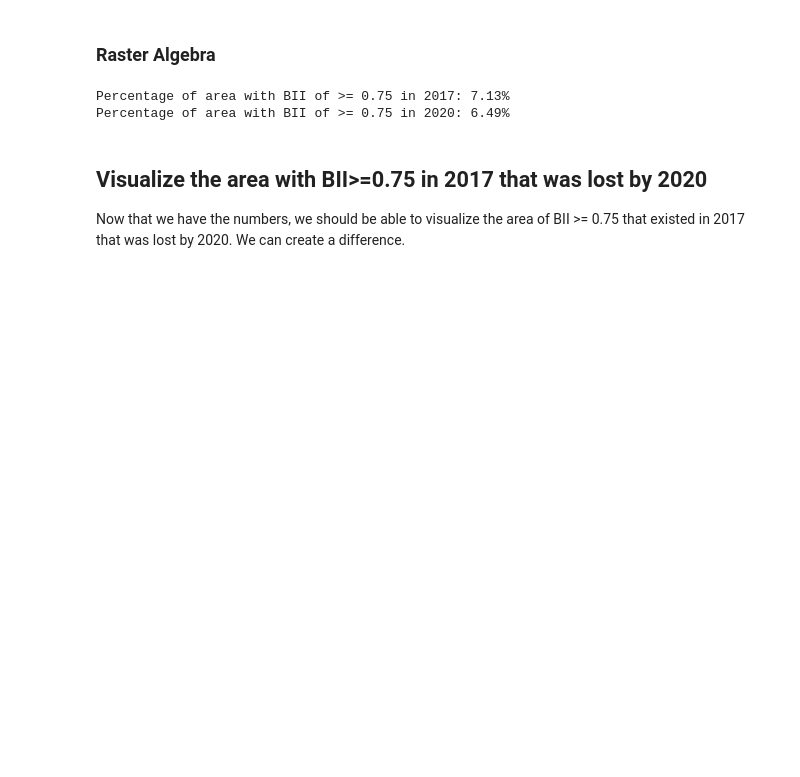
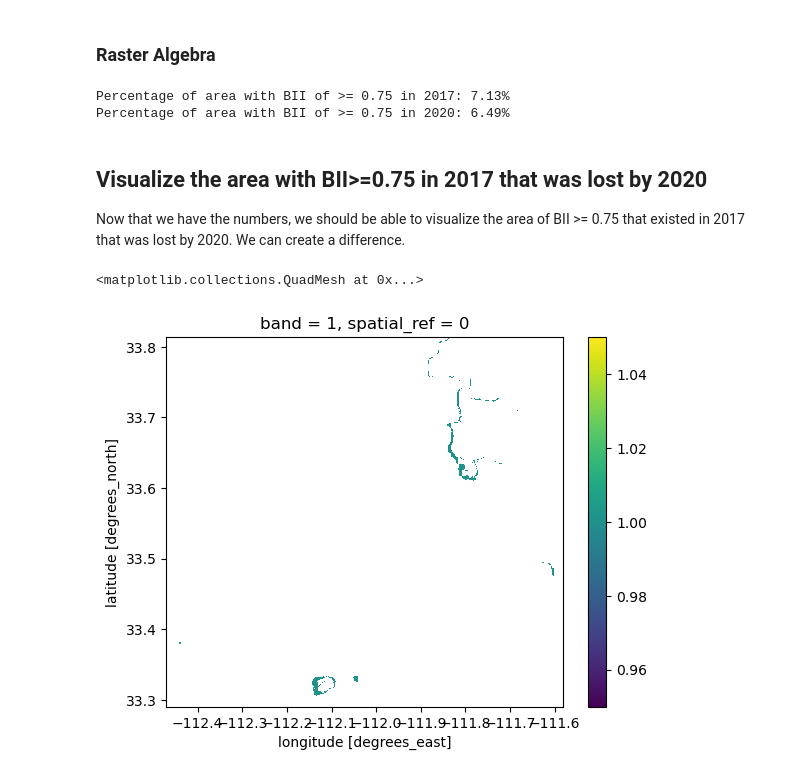
Before and after one commit to kimberleewong/eds220-biodiversity-intactness, a Jupyter notebook: biodiversity_intactness_index.ipynb, the cells around one changed output. Drawn from its saved outputs; the diff is of its cells as text; code cells hidden in the pictures; blank space fills up the shorter version.

```diff
--- a/biodiversity_intactness_index.ipynb
+++ b/biodiversity_intactness_index.ipynb
@@ -334,3 +338,14 @@ Percentage of area with BII of >= 0.75 in 2020: 6.49%
 # %% [markdown]
 ## Visualize the area with BII>=0.75 in 2017 that was lost by 2020
 Now that we have the numbers, we should be able to visualize the area of BII >= 0.75 that existed in 2017 that was lost by 2020. We can create a difference.
+# %%
+# Find the difference between areas >= 0.75 between 2017 and 2020
+phx_diff = (phoenix_2017_clip >= 0.75) ^ (phoenix_2020_clip >= 0.75)
+
+# Assign zeroes to nan
+phx_diff = xr.where(phx_diff, 1, np.nan)
+
+phx_diff.plot()
+# %% [output]
+<matplotlib.collections.QuadMesh at 0x...>
+[figure, added]
```
Also changed, not shown: parts of 4 cells of this notebook.
